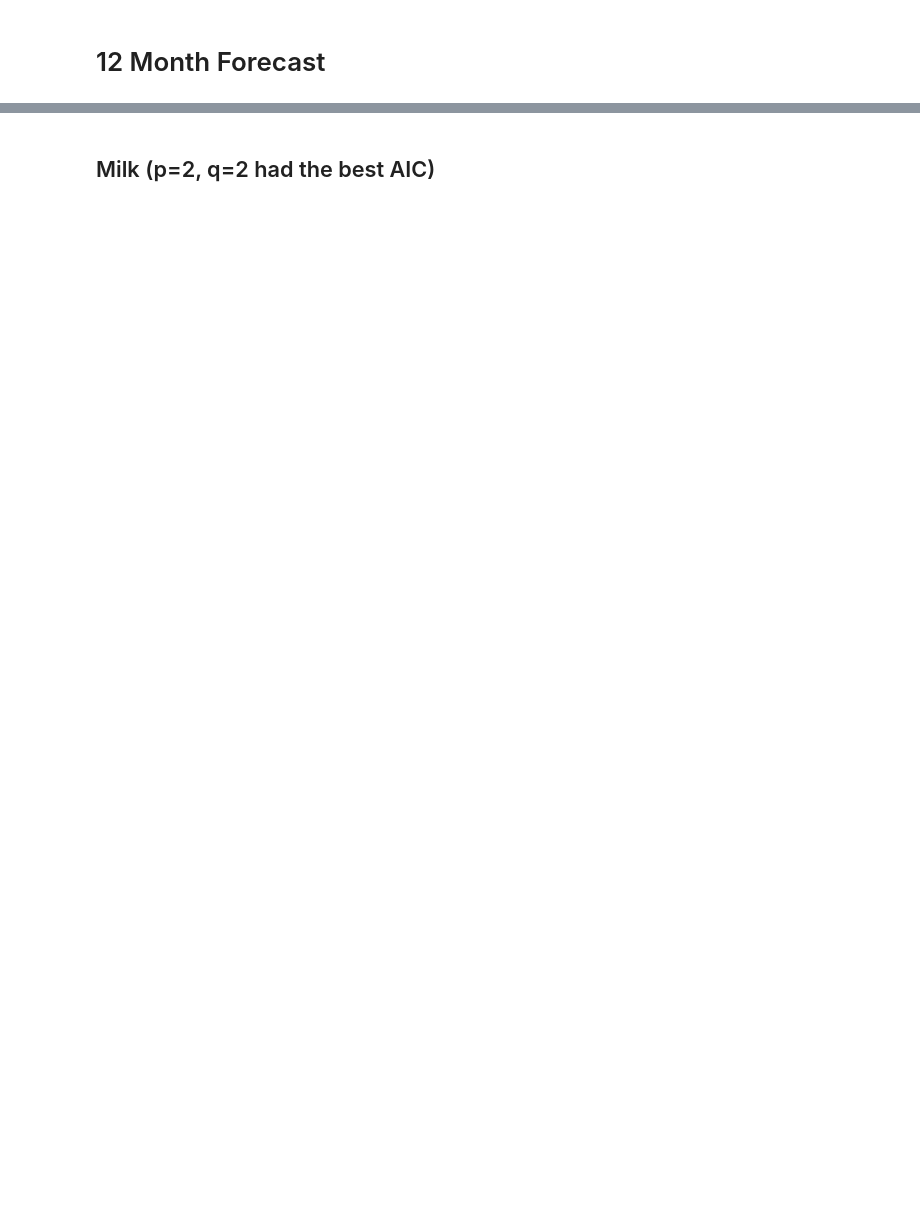
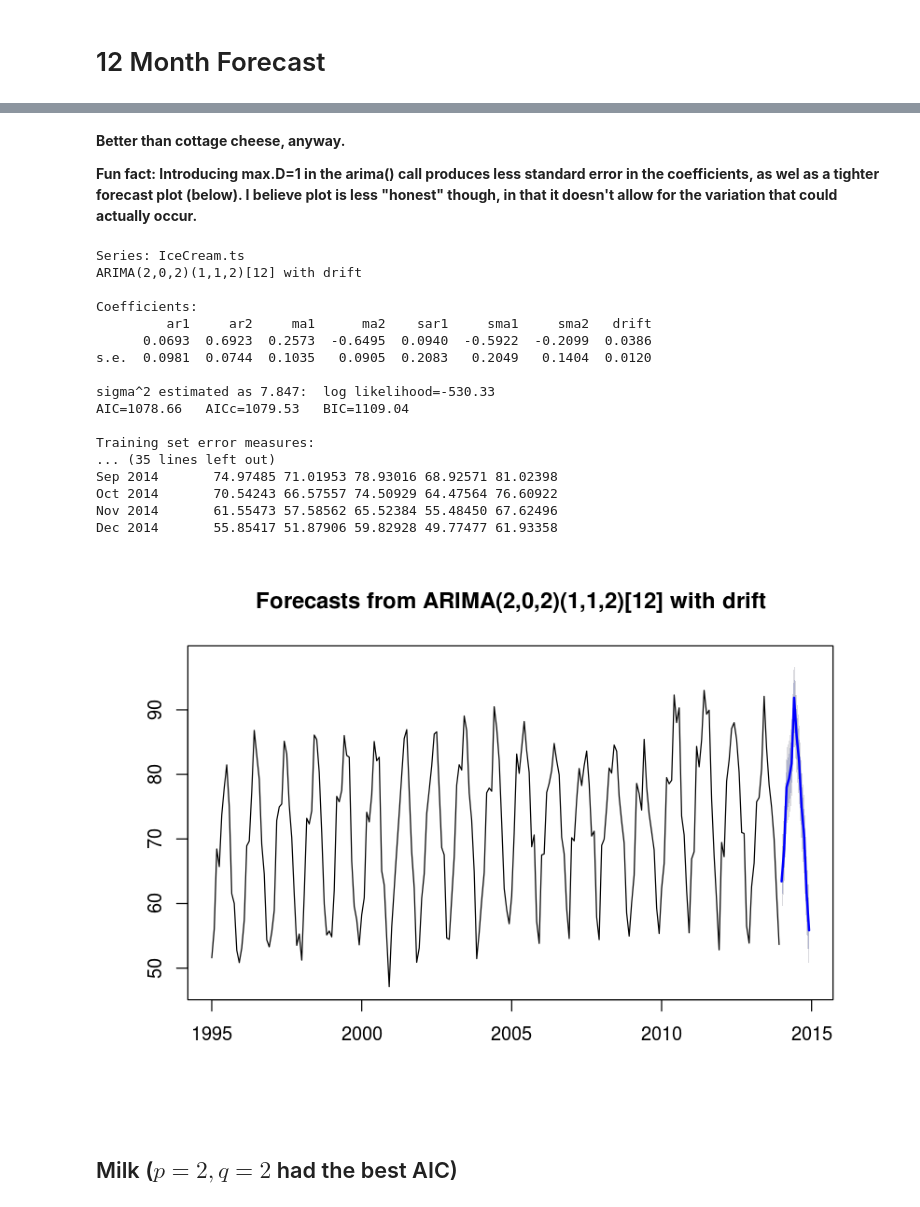
Before and after one commit to JingruWu10/UW_DataScience, a Jupyter notebook: Q2/HW08/HW08_Salemann.ipynb, the cells around one changed output, grey strips where cells are left out. Cells and saved outputs as stored; diff of their text form; code cells hidden in the pictures; blank space fills up the shorter version.

```diff
--- a/Q2/HW08/HW08_Salemann.ipynb
+++ b/Q2/HW08/HW08_Salemann.ipynb
@@ -305,2 +366,38 @@ Dec 2014       55.85417 51.87906 59.82928 49.77477 61.93358
+# %% [markdown]
+**Better than cottage cheese, anyway.**
+
+**Fun fact: Introducing max.D=1 in the arima() call produces less standard error in the coefficients, as wel as a tighter forecast plot (below).  I believe plot is less "honest" though, in that it doesn't allow for the variation that could actually occur.**
+# %%
+require(forecast)
+fit.IceCream2 = auto.arima(IceCream.ts, max.order=7,
+                              start.p=0,        start.q=0,
+                                max.p=2, max.d=0, max.q=2,
+                              start.P=0,        start.Q=0,
+                                max.P=2, max.D=1, max.Q=2)
+summary(fit.IceCream2 )
+
+## Make the forecast for the next year
+IceCream2.forecast = forecast(fit.IceCream2 , h=12)
+summary(IceCream2.forecast)
+plot(IceCream2.forecast)
+# %% [output]
+Series: IceCream.ts
+ARIMA(2,0,2)(1,1,2)[12] with drift
+
+Coefficients:
+         ar1     ar2     ma1      ma2    sar1     sma1     sma2   drift
+      0.0693  0.6923  0.2573  -0.6495  0.0940  -0.5922  -0.2099  0.0386
+s.e.  0.0981  0.0744  0.1035   0.0905  0.2083   0.2049   0.1404  0.0120
+
+sigma^2 estimated as 7.847:  log likelihood=-530.33
+AIC=1078.66   AICc=1079.53   BIC=1109.04
+
+Training set error measures:
+... (35 lines left out)
+Sep 2014       74.97485 71.01953 78.93016 68.92571 81.02398
+Oct 2014       70.54243 66.57557 74.50929 64.47564 76.60922
+Nov 2014       61.55473 57.58562 65.52384 55.48450 67.62496
+Dec 2014       55.85417 51.87906 59.82928 49.77477 61.93358
+[figure, added]
 # %% [markdown]
-## Milk (p=2, q=2 had the best AIC)
+## Milk ($p=2, q=2$ had the best AIC)
```
Also changed, not shown: parts of 27 cells of this notebook, 1 other file.
